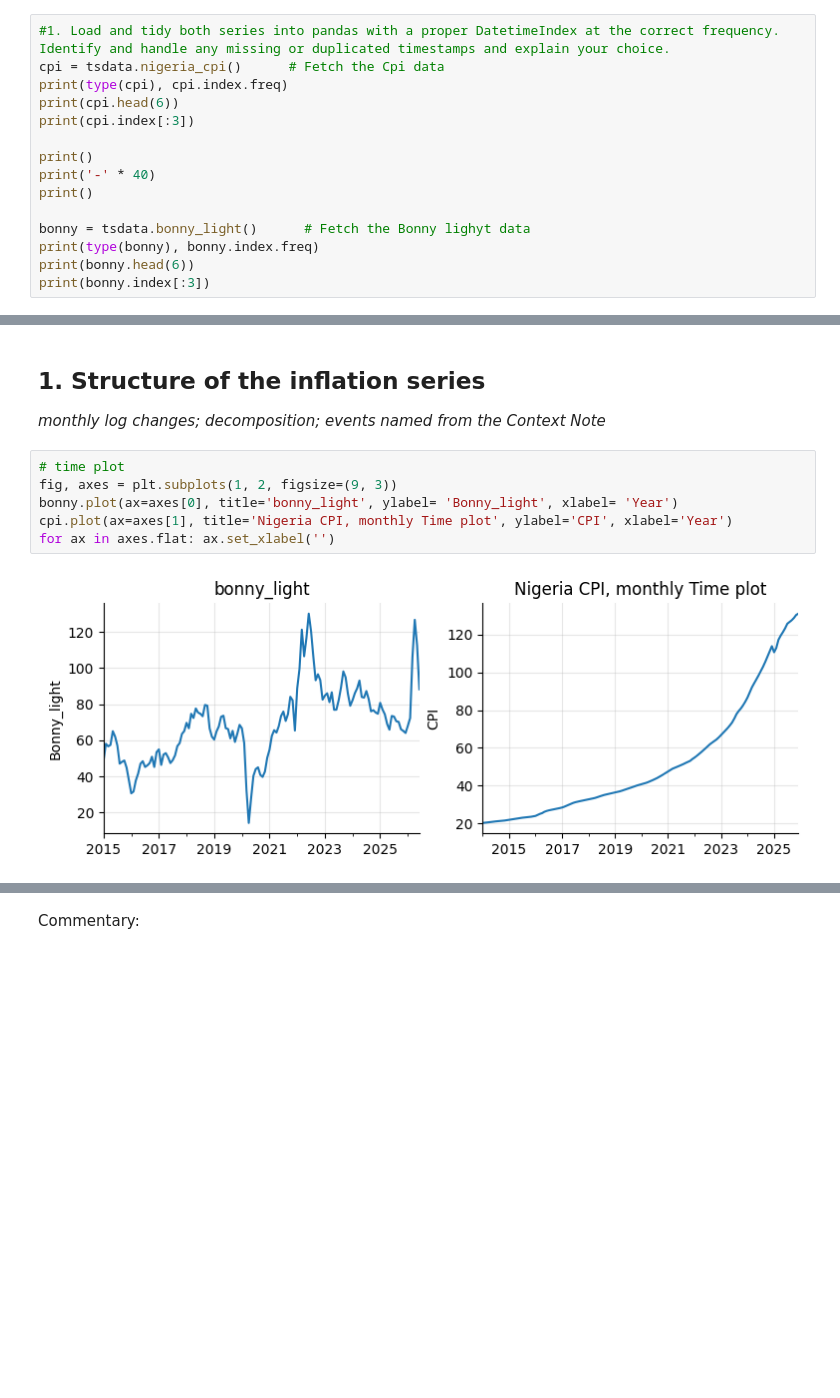
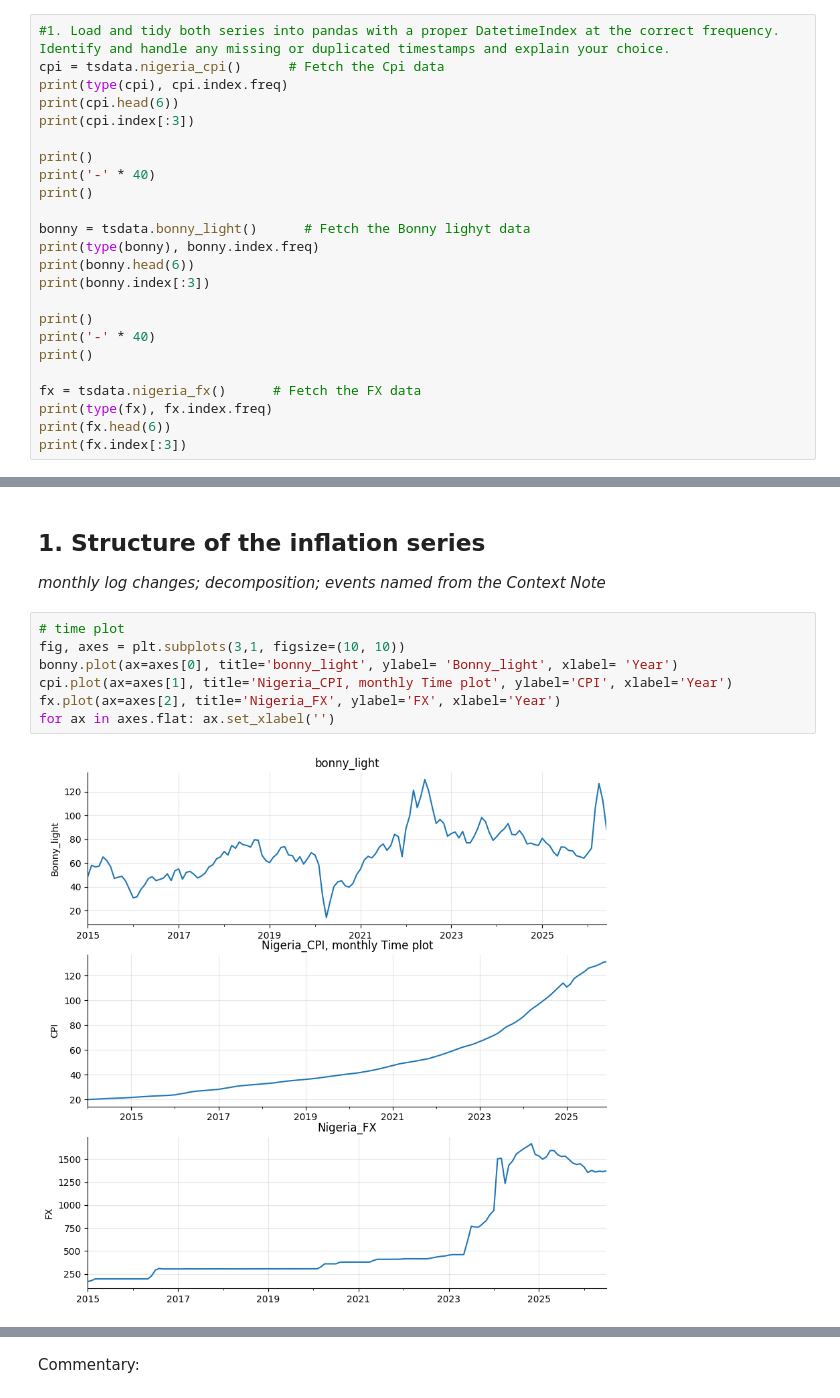
Before and after one commit to Favour-Fregene/NUTDTS816_Course_Repository, a Jupyter notebook: notebooks/assessments/CS1_starter.ipynb, the cells around one changed output, grey strips where cells are left out. Saved outputs shown, nothing was run; the diff lists cells and outputs as text; blank space fills up the shorter version.

```diff
--- a/notebooks/assessments/CS1_starter.ipynb
+++ b/notebooks/assessments/CS1_starter.ipynb
@@ -44,6 +60,15 @@ bonny = tsdata.bonny_light()      # Fetch the Bonny lighyt data
 print(type(bonny), bonny.index.freq)
 print(bonny.head(6))
 print(bonny.index[:3])
+
+print()
+print('-' * 40)
+print()
+
+fx = tsdata.nigeria_fx()      # Fetch the FX data
+print(type(fx), fx.index.freq)
+print(fx.head(6))
+print(fx.index[:3])
 # %% [output]
 <class 'pandas.core.series.Series'> <MonthBegin>
 date
@@ -88,9 +121,10 @@ Total Bonny_Light Duplicate: 0
 *monthly log changes; decomposition; events named from the Context Note*
 # %%
 # time plot
-fig, axes = plt.subplots(1, 2, figsize=(9, 3))
+fig, axes = plt.subplots(3,1, figsize=(10, 10))
 bonny.plot(ax=axes[0], title='bonny_light', ylabel= 'Bonny_light', xlabel= 'Year')
-cpi.plot(ax=axes[1], title='Nigeria CPI, monthly Time plot', ylabel='CPI', xlabel='Year')
+cpi.plot(ax=axes[1], title='Nigeria_CPI, monthly Time plot', ylabel='CPI', xlabel='Year')
+fx.plot(ax=axes[2], title='Nigeria_FX', ylabel='FX', xlabel='Year')
 for ax in axes.flat: ax.set_xlabel('')
 # %% [output]
-[figure, old version]
+[figure, new version]
```
Also changed, not shown: parts of 32 cells of this notebook.
